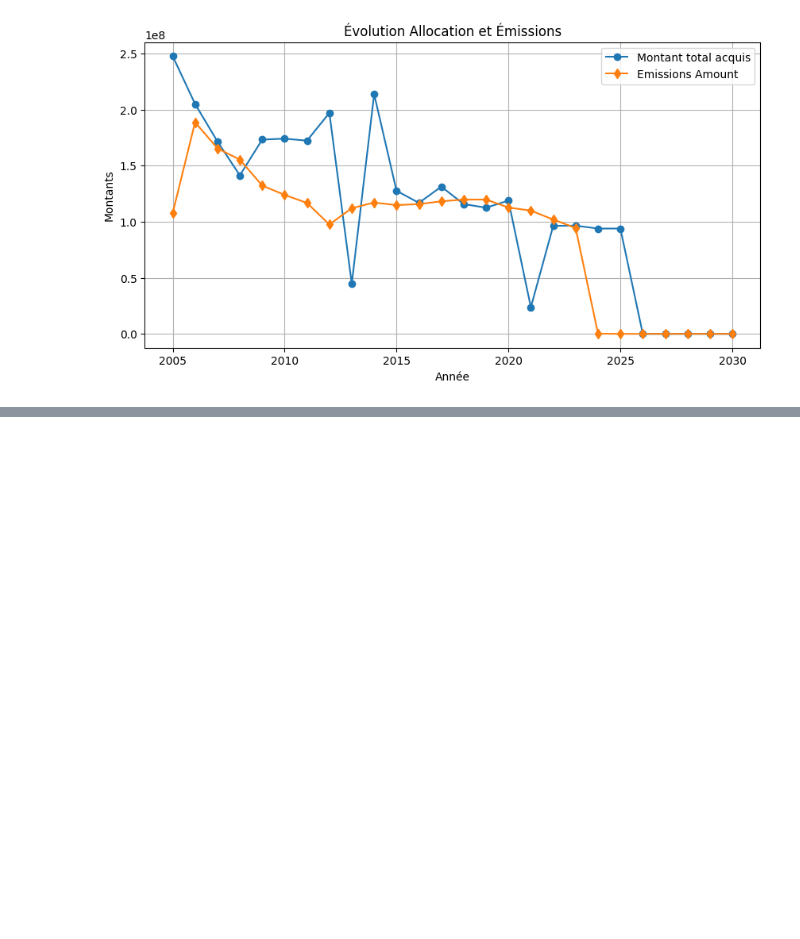
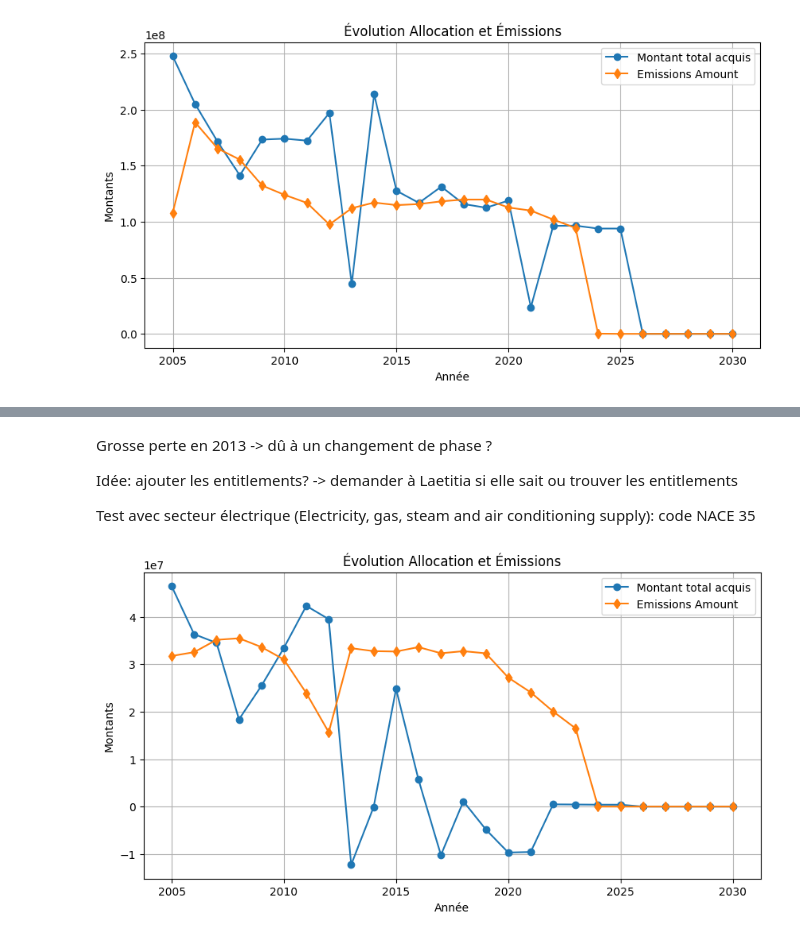
Before and after one commit to ZoeRouquie/Banking-EU-ETS, a Jupyter notebook: requetes BD EUTL.ipynb, the cells around one changed output, grey strips where cells are left out. Cells and saved outputs as stored; diff of their text form; code cells hidden in the pictures; blank space fills up the shorter version.

```diff
--- a/requetes BD EUTL.ipynb
+++ b/requetes BD EUTL.ipynb
@@ -266,0 +390,7 @@ plt.show()
+# %% [markdown]
+Grosse perte en 2013 -> dû à un changement de phase ?
+
+Idée: ajouter les entitlements? -> demander à Laetitia si elle sait ou trouver les entitlements
+
+
+Test avec secteur électrique (Electricity, gas, steam and air conditioning supply): code NACE 35
@@ -266,0 +454,40 @@ plt.show()
+# %%
+#  Transformer chaque liste de tuples en DataFrame
+df_acquiring = pd.DataFrame(electricity_acquiring_amounts, columns=["Year", "Acquiring Amount"])
+df_sending = pd.DataFrame(electricity_sending_amounts, columns=["Year", "Sending Amount"])
+df_allocation = pd.DataFrame(electricity_allocation_free_amount, columns=["Year", "Allocated Free Amount"])
+df_emissions = pd.DataFrame(electricity_emissions_amount, columns=["Year", "Emissions Amount"])
+
+#  Fusionner les DataFrames sur "Year"
+df_merged = df_acquiring \
+    .merge(df_sending, on="Year", how="outer") \
+    .merge(df_allocation, on="Year", how="outer") \
+    .merge(df_emissions, on="Year", how="outer")
+
+#  Remplacer les NaN par 0 pour éviter les valeurs manquantes
+df_merged.fillna(0, inplace=True)
+df_merged["Transactions Nettes"] = df_merged["Acquiring Amount"] - df_merged["Sending Amount"]
+df_merged["Montant total acquis"] = df_merged["Transactions Nettes"] + df_merged["Allocated Free Amount"]
+
+#  Trier par année
+df_merged = df_merged.sort_values(by="Year")
+df_merged
+
+
+plt.figure(figsize=(10, 5))
+
+# Tracer les courbes
+plt.plot(df_merged["Year"], df_merged["Montant total acquis"], label="Montant total acquis", marker="o")
+plt.plot(df_merged["Year"], df_merged["Emissions Amount"], label="Emissions Amount", marker="d")
+
+# Ajouter des légendes et titres
+plt.xlabel("Année")
+plt.ylabel("Montants")
+plt.title("Évolution Allocation et Émissions")
+plt.legend()
+plt.grid(True)
+
+#  Affichage du graphique
+plt.show()
+# %% [output]
+[figure, added]
```
Also changed, not shown: parts of 22 cells of this notebook, 2 other files.
